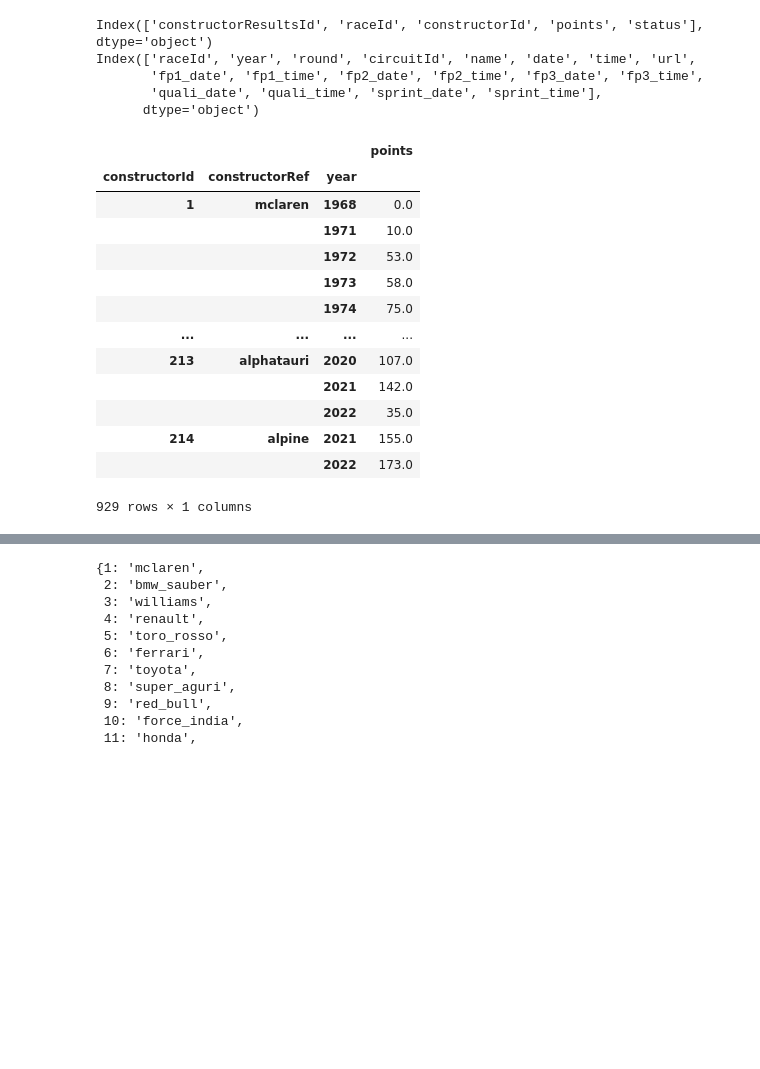
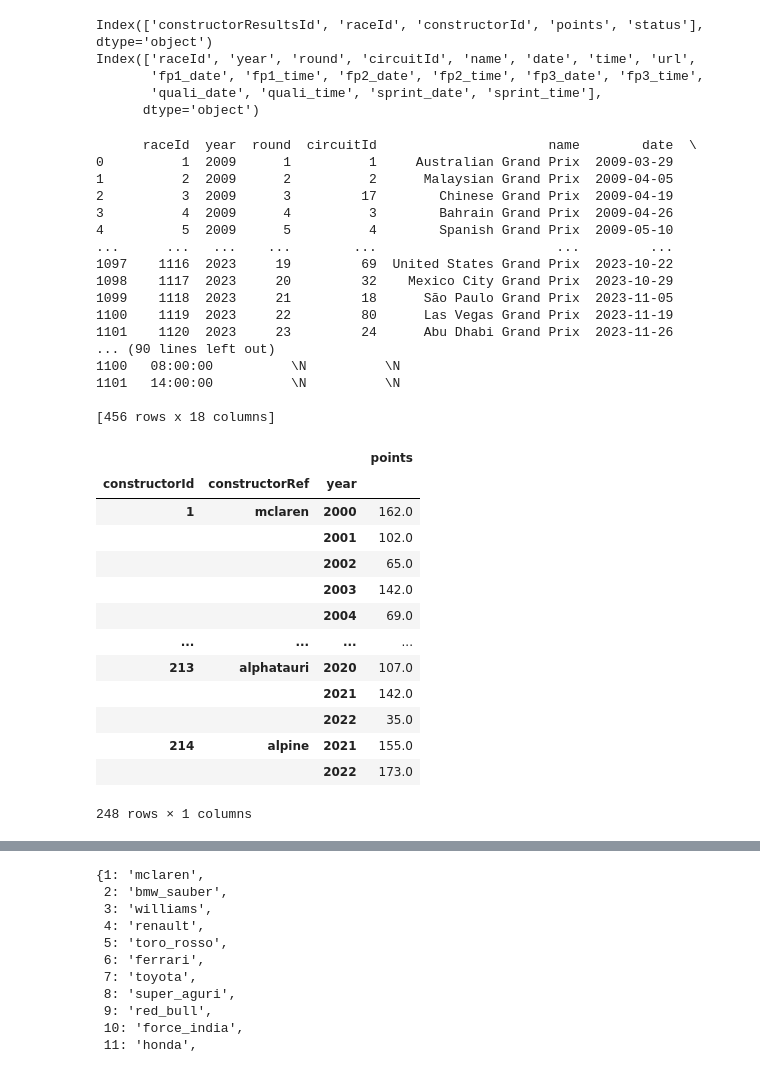
Before and after one commit to sophiaxxiao/emoryqtm151, a Jupyter notebook: final_project_brainstorm.ipynb, the cells around one changed output, grey strips where cells are left out. Cells and saved outputs as stored; diff of their text form; code cells hidden in the pictures; blank space fills up the shorter version.

```diff
--- a/final_project_brainstorm.ipynb
+++ b/final_project_brainstorm.ipynb
@@ -23,29 +23,53 @@ Index(['raceId', 'year', 'round', 'circuitId', 'name', 'date', 'time', 'url',
        'quali_date', 'quali_time', 'sprint_date', 'sprint_time'],
       dtype='object')
 # %%
+# subset races to get
+
+print(races.query("year > 1999"))
+races.query("year > 1999", inplace=True)
+print(races)
 # join constructor_results and year, raceId columns from races dataset (we just need year data; joining on raceId)
 data = pd.merge(constructor_results, races[["year","raceId"]])
 data = pd.merge(data, constructors[["constructorId", "constructorRef", "name"]])
 data.sort_values(by = "year")
 
+
+
 df1 = data.groupby(["constructorId", "constructorRef", "year"]).agg({"points": "sum"})
 
 df1
 # %% [output]
+      raceId  year  round  circuitId                      name        date  \
+0          1  2009      1          1     Australian Grand Prix  2009-03-29
+1          2  2009      2          2      Malaysian Grand Prix  2009-04-05
+2          3  2009      3         17        Chinese Grand Prix  2009-04-19
+3          4  2009      4          3        Bahrain Grand Prix  2009-04-26
+4          5  2009      5          4        Spanish Grand Prix  2009-05-10
+...      ...   ...    ...        ...                       ...         ...
+1097    1116  2023     19         69  United States Grand Prix  2023-10-22
+1098    1117  2023     20         32    Mexico City Grand Prix  2023-10-29
+1099    1118  2023     21         18      São Paulo Grand Prix  2023-11-05
+1100    1119  2023     22         80      Las Vegas Grand Prix  2023-11-19
+1101    1120  2023     23         24      Abu Dhabi Grand Prix  2023-11-26
+... (90 lines left out)
+1100   08:00:00          \N          \N
+1101   14:00:00          \N          \N
+
+[456 rows x 18 columns]
 |  |  |  | points |
 | constructorId | constructorRef | year |  |
-| 1 | mclaren | 1968 | 0.0 |
-|  |  | 1971 | 10.0 |
-|  |  | 1972 | 53.0 |
-|  |  | 1973 | 58.0 |
-|  |  | 1974 | 75.0 |
+| 1 | mclaren | 2000 | 162.0 |
+|  |  | 2001 | 102.0 |
+|  |  | 2002 | 65.0 |
+|  |  | 2003 | 142.0 |
+|  |  | 2004 | 69.0 |
 | ... | ... | ... | ... |
 | 213 | alphatauri | 2020 | 107.0 |
 |  |  | 2021 | 142.0 |
 |  |  | 2022 | 35.0 |
 | 214 | alpine | 2021 | 155.0 |
 |  |  | 2022 | 173.0 |
-929 rows × 1 columns
+248 rows × 1 columns
 # %%
 df3 = df1.pivot_table(index="year", columns=["constructorId", "constructorRef"], values="points")
 df3
```
Also changed, not shown: parts of 5 cells of this notebook, 1 other file.
